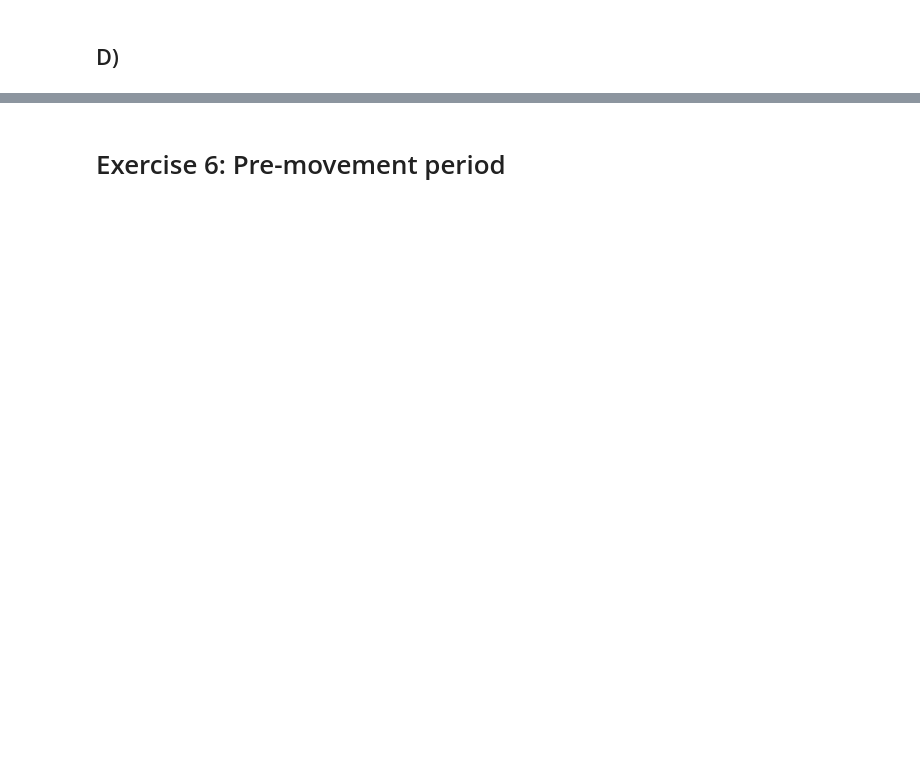
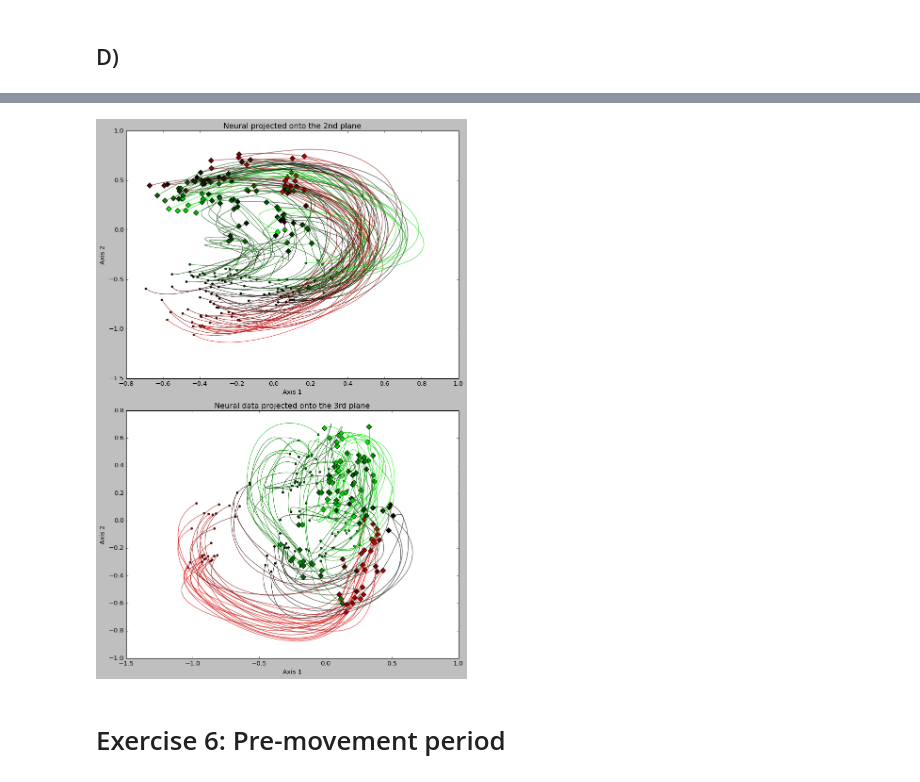
Before and after one commit to ofs416/Brain_Machine_Interfaces, a Jupyter notebook: Coursework_1/code.ipynb, the cells around one changed output, grey strips where cells are left out. Cells and saved outputs as stored; diff of their text form; code cells hidden in the pictures; blank space fills up the shorter version.

```diff
--- a/Coursework_1/code.ipynb
+++ b/Coursework_1/code.ipynb
@@ -280,24 +332,26 @@ Projection_3 = np.tensordot(P_3, Z, axes=([1], [0]))
 # %%
 fig, ax = plt.subplots(2, 1, tight_layout=True, figsize=(10,15))
 data1 = Projection_2[:, :, 0:36]
 data2 = Projection_3[:, :, 0:36]
 colors = get_colors(data1[0, :, 0], data1[1, :, 0])
 for cond in range(0, data1.shape[1]):
     ax[0].plot(data1[0, cond, :], data1[1, cond, :], label = 'C = '+str(cond), color=colors[cond], alpha=0.75)
-    ax[0].set_title('Z projected onto the 2nd plane')
+    ax[0].set_title('Neural projected onto the 2nd plane')
     ax[0].set_xlabel(f'Axis 1')
     ax[0].set_ylabel(f'Axis 2')
 plot_start(data1[0, :, 0], data1[1, :, 0], colors, markersize=50, ax=ax[0])
 plot_end(data1[0, :, -1], data1[1, :, -1], colors, markersize=50, ax=ax[0])
 
 colors = get_colors(data2[0, :, 0], data2[1, :, 0])
 for cond in range(0, data2.shape[1]):
     ax[1].plot(data2[0, cond, :], data2[1, cond, :], label = 'C = '+str(cond), color=colors[cond], alpha=0.75)
-    ax[1].set_title('Z projected onto the 3rd plane')
+    ax[1].set_title('Neural data projected onto the 3rd plane')
     ax[1].set_xlabel(f'Axis 1')
     ax[1].set_ylabel(f'Axis 2')
 plot_start(data2[0, :, 0], data2[1, :, 0], colors, markersize=50, ax=ax[1])
 plot_end(data2[0, :, -1], data2[1, :, -1], colors, markersize=50, ax=ax[1])
+# %% [output]
+[figure, added]
 # %% [markdown]
 # Exercise 6: Pre-movement period
 # %%
```
Also changed, not shown: parts of 23 cells of this notebook, 8 other files.
